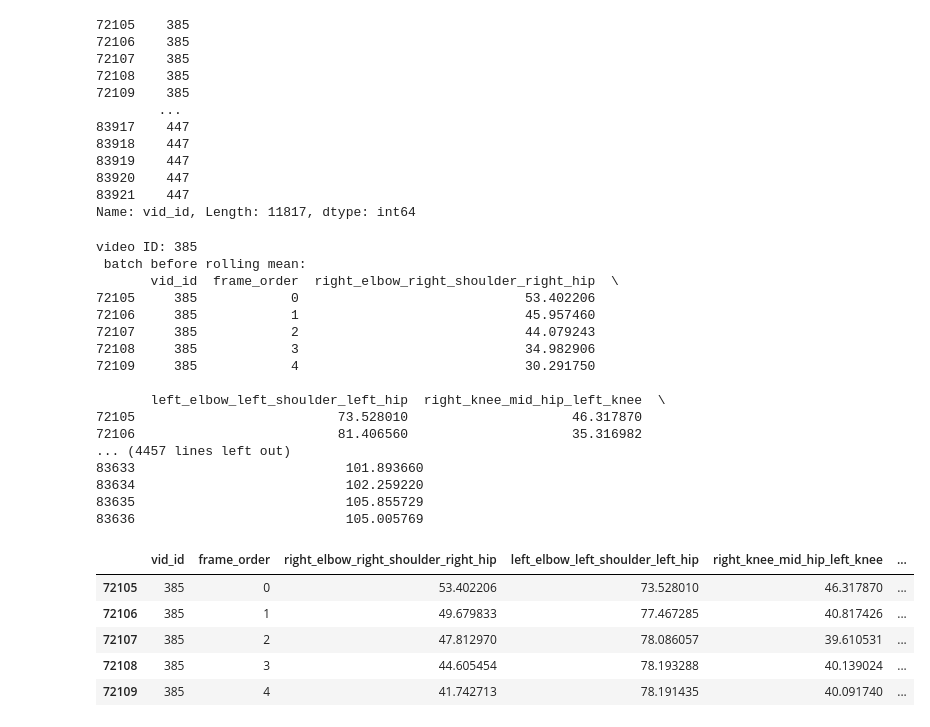
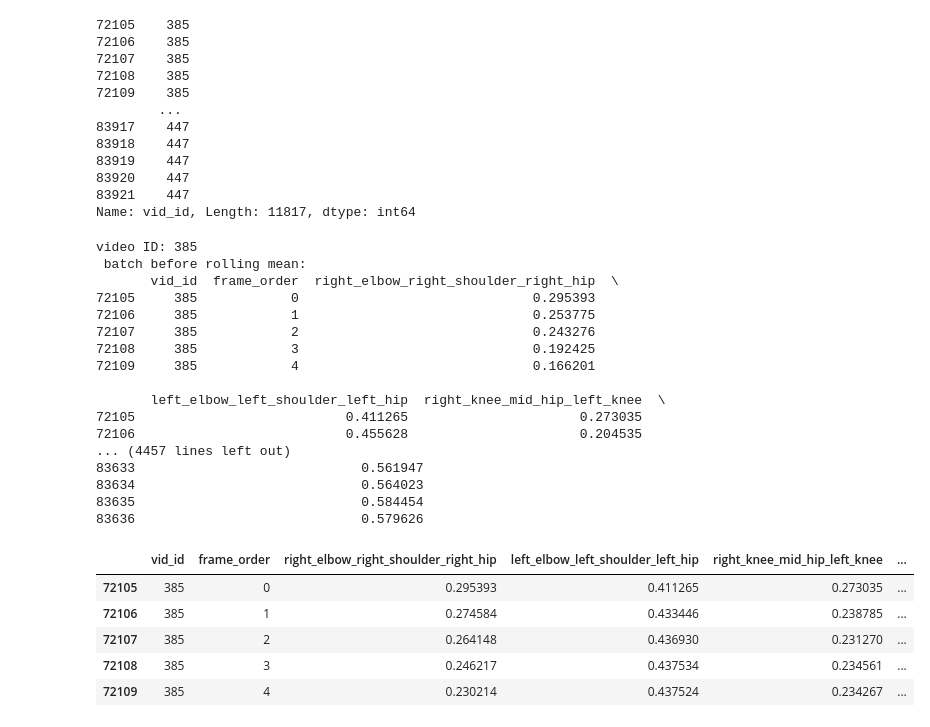
Before and after one commit to siddzzshetty/Rehabilitation-System, a Jupyter notebook: data.ipynb, the cells around one changed output. Drawn from its saved outputs; the diff is of its cells as text; code cells hidden in the pictures.

Commit message:
Updated Data pre-processing

```diff
--- a/data.ipynb
+++ b/data.ipynb
@@ -44,3 +44,7 @@ squats_df.head(11817)
 | 83920 | 447 | 299 | 99.322820 | 87.257810 | 49.641770 | ... |
 | 83921 | 447 | 300 | 98.129850 | 90.291260 | 46.906780 | ... |
 11817 rows × 9 columns
+# %%
+scaler = MinMaxScaler()
+squats_df.iloc[:, 2:] = scaler.fit_transform(squats_df.iloc[:, 2:])
+squats_df.head()
@@ -115,48 +131,68 @@ sample_batch
 83920    447
 83921    447
 Name: vid_id, Length: 11817, dtype: int64
+# %%
+import matplotlib.pyplot as plt
+from statsmodels.tsa.stattools import pacf
+from statsmodels.graphics.tsaplots import plot_pacf,plot_acf
+
+
+angle_columns = ['left_hip_left_knee_left_ankle', 'right_hip_right_knee_right_ankle']
+
+for vid_id, batch in batches.items():
+    print(f"PACF vid_id: {vid_id}")
+    num=len(batch)
+    value_lags=num//2
+    for angle in angle_columns:
+        angle_data = batch[angle].dropna().values
+
+        plt.figure(figsize=(10, 6))
+        plot_pacf(angle_data, lags=value_lags, method='ywm')
+        plt.title(f'PACF for {angle} (vid_id {vid_id}) - No Rolling Mean')
+        plt.xlabel('Lag')
+        plt.ylabel('Partial Autocorrelation')
+        plt.show()
 # %%
-# Define the rolling window size (e.g., 20 frames)
-rolling_window = 20
+rolling_window = 5
 
 # Preprocess each batch: apply rolling mean, then normalize
 preprocessed_batches = {}
 
 for vid_id, batch in batches.items():
     print(f"video ID: {vid_id}")
     print(" batch before rolling mean:")
     print(batch.head())
     angle_columns = batch.columns[2:]
-    batch[angle_columns] = batch[angle_columns].rolling(window=rolling_window, min_periods=1).mean()
+    batch[angle_columns] = batch[angle_columns].rolling(window=rolling_window, min_periods=0).mean()
     print("batch after applying rolling mean:")
     print(batch.head())
 
     # Store the preprocessed batch
     preprocessed_batches[vid_id] = batch
 
 # Display the first batch to verify preprocessing
 preprocessed_batches[385].head()
 # %% [output]
 video ID: 385
  batch before rolling mean:
        vid_id  frame_order  right_elbow_right_shoulder_right_hip  \
-72105     385            0                             53.402206
-72106     385            1                             45.957460
-72107     385            2                             44.079243
-72108     385            3                             34.982906
-72109     385            4                             30.291750
+72105     385            0                              0.295393
+72106     385            1                              0.253775
+72107     385            2                              0.243276
+72108     385            3                              0.192425
+72109     385            4                              0.166201
 
        left_elbow_left_shoulder_left_hip  right_knee_mid_hip_left_knee  \
-72105                          73.528010                     46.317870
-72106                          81.406560                     35.316982
+72105                           0.411265                      0.273035
+72106                           0.455628                      0.204535
 ... (4457 lines left out)
-83633                           101.893660
-83634                           102.259220
-83635                           105.855729
-83636                           105.005769
+83633                             0.561947
+83634                             0.564023
+83635                             0.584454
+83636                             0.579626
 |  | vid_id | frame_order | right_elbow_right_shoulder_right_hip | left_elbow_left_shoulder_left_hip | right_knee_mid_hip_left_knee | ... |
-| 72105 | 385 | 0 | 53.402206 | 73.528010 | 46.317870 | ... |
-| 72106 | 385 | 1 | 49.679833 | 77.467285 | 40.817426 | ... |
-| 72107 | 385 | 2 | 47.812970 | 78.086057 | 39.610531 | ... |
-| 72108 | 385 | 3 | 44.605454 | 78.193288 | 40.139024 | ... |
-| 72109 | 385 | 4 | 41.742713 | 78.191435 | 40.091740 | ... |
+| 72105 | 385 | 0 | 0.295393 | 0.411265 | 0.273035 | ... |
+| 72106 | 385 | 1 | 0.274584 | 0.433446 | 0.238785 | ... |
+| 72107 | 385 | 2 | 0.264148 | 0.436930 | 0.231270 | ... |
+| 72108 | 385 | 3 | 0.246217 | 0.437534 | 0.234561 | ... |
+| 72109 | 385 | 4 | 0.230214 | 0.437524 | 0.234267 | ... |
```
Also changed, not shown: parts of 27 cells of this notebook, 2 other files.
